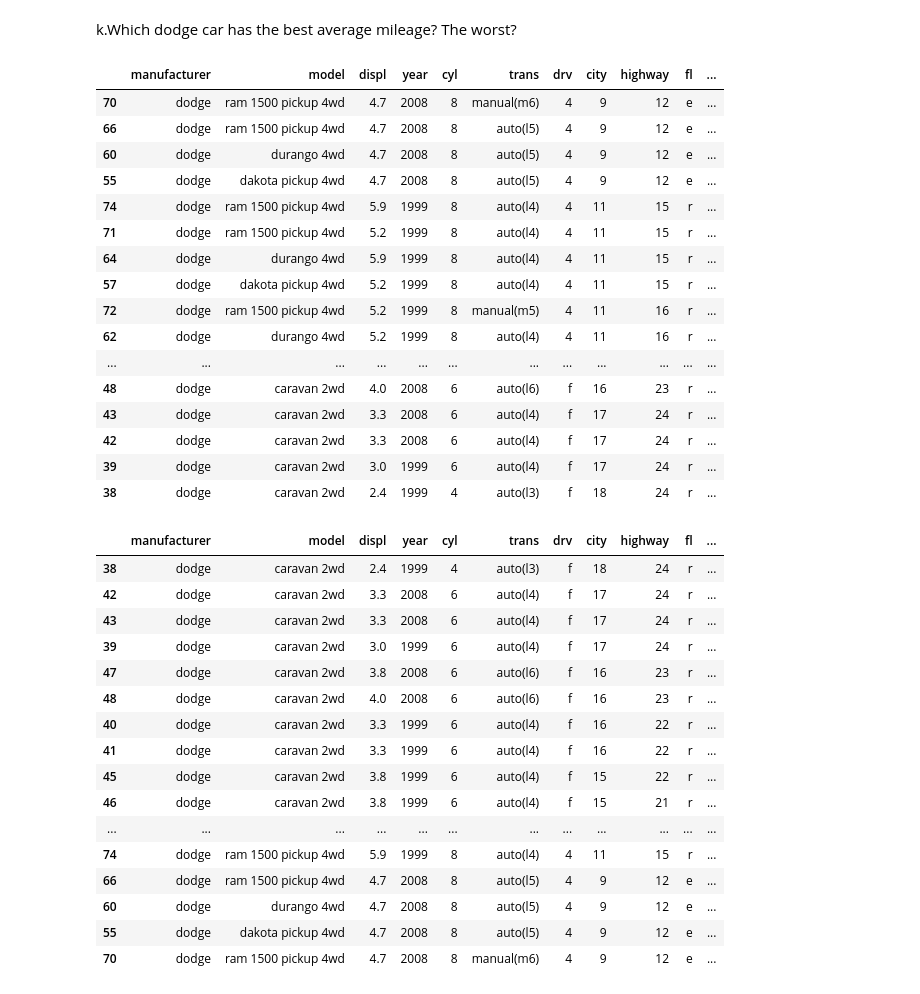
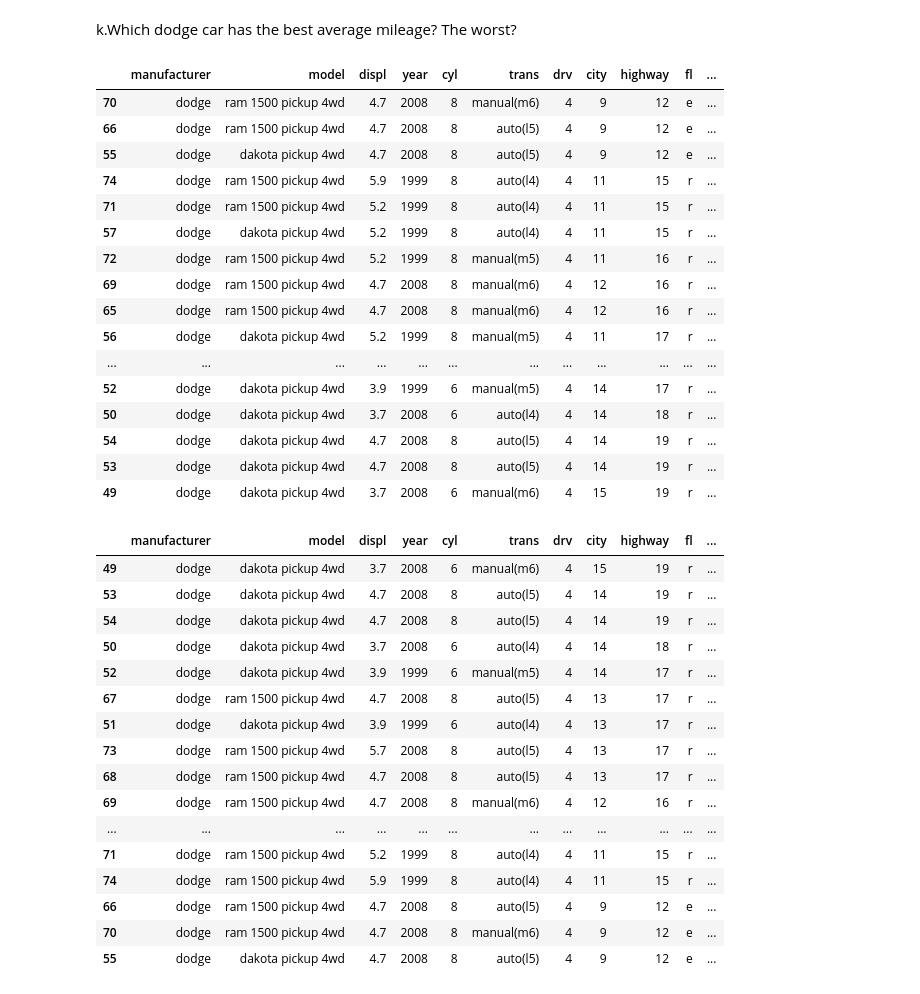
Before and after one commit to Nathanieldewald/numpy-pandas-visualization-exercises, a Jupyter notebook: dataframes.ipynb, the cells around one changed output. Cells and saved outputs as stored; diff of their text form; code cells hidden in the pictures.

```diff
--- a/dataframes.ipynb
+++ b/dataframes.ipynb
@@ -324,43 +324,45 @@ mpg_df
 # %% [markdown]
 k.Which dodge car has the best average mileage? The worst?
 # %%
-dodge_car_mpg_df = mpg_df[mpg_df["manufacturer"].str.contains("dodge")]
+dodge_car = ["compact", "midsize", "subcompact", "pickup"]
+
+dodge_car_mpg_df = mpg_df[mpg_df["manufacturer"].str.contains("dodge") & mpg_df["class"].isin(dodge_car)]
 dodge_car_mpg_df.sort_values("average_mileage")
 # %% [output]
 |  | manufacturer | model | displ | year | cyl | trans | drv | city | highway | fl | ... |
 | 70 | dodge | ram 1500 pickup 4wd | 4.7 | 2008 | 8 | manual(m6) | 4 | 9 | 12 | e | ... |
 | 66 | dodge | ram 1500 pickup 4wd | 4.7 | 2008 | 8 | auto(l5) | 4 | 9 | 12 | e | ... |
-| 60 | dodge | durango 4wd | 4.7 | 2008 | 8 | auto(l5) | 4 | 9 | 12 | e | ... |
 | 55 | dodge | dakota pickup 4wd | 4.7 | 2008 | 8 | auto(l5) | 4 | 9 | 12 | e | ... |
 | 74 | dodge | ram 1500 pickup 4wd | 5.9 | 1999 | 8 | auto(l4) | 4 | 11 | 15 | r | ... |
 | 71 | dodge | ram 1500 pickup 4wd | 5.2 | 1999 | 8 | auto(l4) | 4 | 11 | 15 | r | ... |
-| 64 | dodge | durango 4wd | 5.9 | 1999 | 8 | auto(l4) | 4 | 11 | 15 | r | ... |
 | 57 | dodge | dakota pickup 4wd | 5.2 | 1999 | 8 | auto(l4) | 4 | 11 | 15 | r | ... |
 | 72 | dodge | ram 1500 pickup 4wd | 5.2 | 1999 | 8 | manual(m5) | 4 | 11 | 16 | r | ... |
-| 62 | dodge | durango 4wd | 5.2 | 1999 | 8 | auto(l4) | 4 | 11 | 16 | r | ... |
+| 69 | dodge | ram 1500 pickup 4wd | 4.7 | 2008 | 8 | manual(m6) | 4 | 12 | 16 | r | ... |
+| 65 | dodge | ram 1500 pickup 4wd | 4.7 | 2008 | 8 | manual(m6) | 4 | 12 | 16 | r | ... |
+| 56 | dodge | dakota pickup 4wd | 5.2 | 1999 | 8 | manual(m5) | 4 | 11 | 17 | r | ... |
 | ... | ... | ... | ... | ... | ... | ... | ... | ... | ... | ... | ... |
-| 48 | dodge | caravan 2wd | 4.0 | 2008 | 6 | auto(l6) | f | 16 | 23 | r | ... |
-| 43 | dodge | caravan 2wd | 3.3 | 2008 | 6 | auto(l4) | f | 17 | 24 | r | ... |
-| 42 | dodge | caravan 2wd | 3.3 | 2008 | 6 | auto(l4) | f | 17 | 24 | r | ... |
-| 39 | dodge | caravan 2wd | 3.0 | 1999 | 6 | auto(l4) | f | 17 | 24 | r | ... |
-| 38 | dodge | caravan 2wd | 2.4 | 1999 | 4 | auto(l3) | f | 18 | 24 | r | ... |
+| 52 | dodge | dakota pickup 4wd | 3.9 | 1999 | 6 | manual(m5) | 4 | 14 | 17 | r | ... |
+| 50 | dodge | dakota pickup 4wd | 3.7 | 2008 | 6 | auto(l4) | 4 | 14 | 18 | r | ... |
+| 54 | dodge | dakota pickup 4wd | 4.7 | 2008 | 8 | auto(l5) | 4 | 14 | 19 | r | ... |
+| 53 | dodge | dakota pickup 4wd | 4.7 | 2008 | 8 | auto(l5) | 4 | 14 | 19 | r | ... |
+| 49 | dodge | dakota pickup 4wd | 3.7 | 2008 | 6 | manual(m6) | 4 | 15 | 19 | r | ... |
 # %%
 dodge_car_mpg_df.sort_values("average_mileage", ascending= False)
 # %% [output]
 |  | manufacturer | model | displ | year | cyl | trans | drv | city | highway | fl | ... |
-| 38 | dodge | caravan 2wd | 2.4 | 1999 | 4 | auto(l3) | f | 18 | 24 | r | ... |
-| 42 | dodge | caravan 2wd | 3.3 | 2008 | 6 | auto(l4) | f | 17 | 24 | r | ... |
-| 43 | dodge | caravan 2wd | 3.3 | 2008 | 6 | auto(l4) | f | 17 | 24 | r | ... |
-| 39 | dodge | caravan 2wd | 3.0 | 1999 | 6 | auto(l4) | f | 17 | 24 | r | ... |
-| 47 | dodge | caravan 2wd | 3.8 | 2008 | 6 | auto(l6) | f | 16 | 23 | r | ... |
-| 48 | dodge | caravan 2wd | 4.0 | 2008 | 6 | auto(l6) | f | 16 | 23 | r | ... |
-| 40 | dodge | caravan 2wd | 3.3 | 1999 | 6 | auto(l4) | f | 16 | 22 | r | ... |
-| 41 | dodge | caravan 2wd | 3.3 | 1999 | 6 | auto(l4) | f | 16 | 22 | r | ... |
-| 45 | dodge | caravan 2wd | 3.8 | 1999 | 6 | auto(l4) | f | 15 | 22 | r | ... |
-| 46 | dodge | caravan 2wd | 3.8 | 1999 | 6 | auto(l4) | f | 15 | 21 | r | ... |
+| 49 | dodge | dakota pickup 4wd | 3.7 | 2008 | 6 | manual(m6) | 4 | 15 | 19 | r | ... |
+| 53 | dodge | dakota pickup 4wd | 4.7 | 2008 | 8 | auto(l5) | 4 | 14 | 19 | r | ... |
+| 54 | dodge | dakota pickup 4wd | 4.7 | 2008 | 8 | auto(l5) | 4 | 14 | 19 | r | ... |
+| 50 | dodge | dakota pickup 4wd | 3.7 | 2008 | 6 | auto(l4) | 4 | 14 | 18 | r | ... |
+| 52 | dodge | dakota pickup 4wd | 3.9 | 1999 | 6 | manual(m5) | 4 | 14 | 17 | r | ... |
+| 67 | dodge | ram 1500 pickup 4wd | 4.7 | 2008 | 8 | auto(l5) | 4 | 13 | 17 | r | ... |
+| 51 | dodge | dakota pickup 4wd | 3.9 | 1999 | 6 | auto(l4) | 4 | 13 | 17 | r | ... |
+| 73 | dodge | ram 1500 pickup 4wd | 5.7 | 2008 | 8 | auto(l5) | 4 | 13 | 17 | r | ... |
+| 68 | dodge | ram 1500 pickup 4wd | 4.7 | 2008 | 8 | auto(l5) | 4 | 13 | 17 | r | ... |
+| 69 | dodge | ram 1500 pickup 4wd | 4.7 | 2008 | 8 | manual(m6) | 4 | 12 | 16 | r | ... |
 | ... | ... | ... | ... | ... | ... | ... | ... | ... | ... | ... | ... |
+| 71 | dodge | ram 1500 pickup 4wd | 5.2 | 1999 | 8 | auto(l4) | 4 | 11 | 15 | r | ... |
 | 74 | dodge | ram 1500 pickup 4wd | 5.9 | 1999 | 8 | auto(l4) | 4 | 11 | 15 | r | ... |
 | 66 | dodge | ram 1500 pickup 4wd | 4.7 | 2008 | 8 | auto(l5) | 4 | 9 | 12 | e | ... |
-| 60 | dodge | durango 4wd | 4.7 | 2008 | 8 | auto(l5) | 4 | 9 | 12 | e | ... |
+| 70 | dodge | ram 1500 pickup 4wd | 4.7 | 2008 | 8 | manual(m6) | 4 | 9 | 12 | e | ... |
 | 55 | dodge | dakota pickup 4wd | 4.7 | 2008 | 8 | auto(l5) | 4 | 9 | 12 | e | ... |
-| 70 | dodge | ram 1500 pickup 4wd | 4.7 | 2008 | 8 | manual(m6) | 4 | 9 | 12 | e | ... |
```
Also changed, not shown: parts of 2 cells of this notebook, 2 other files.
